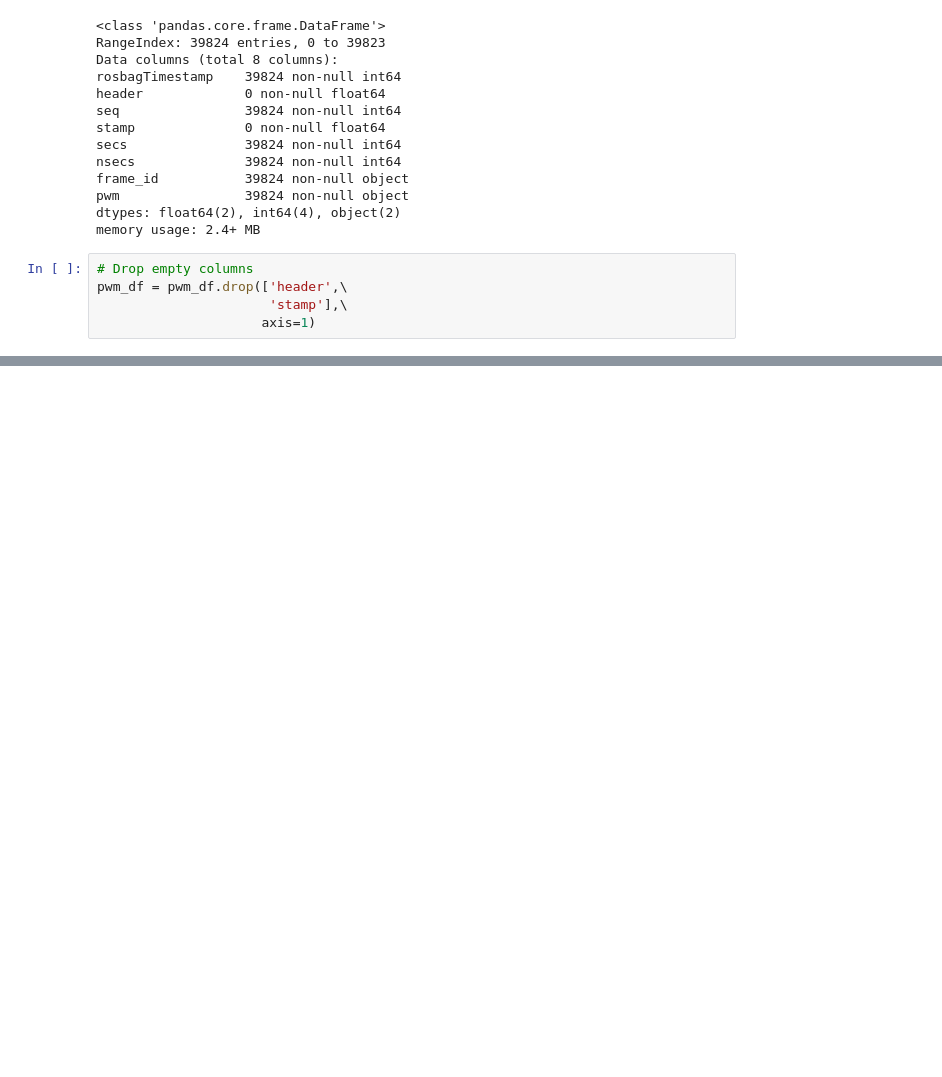
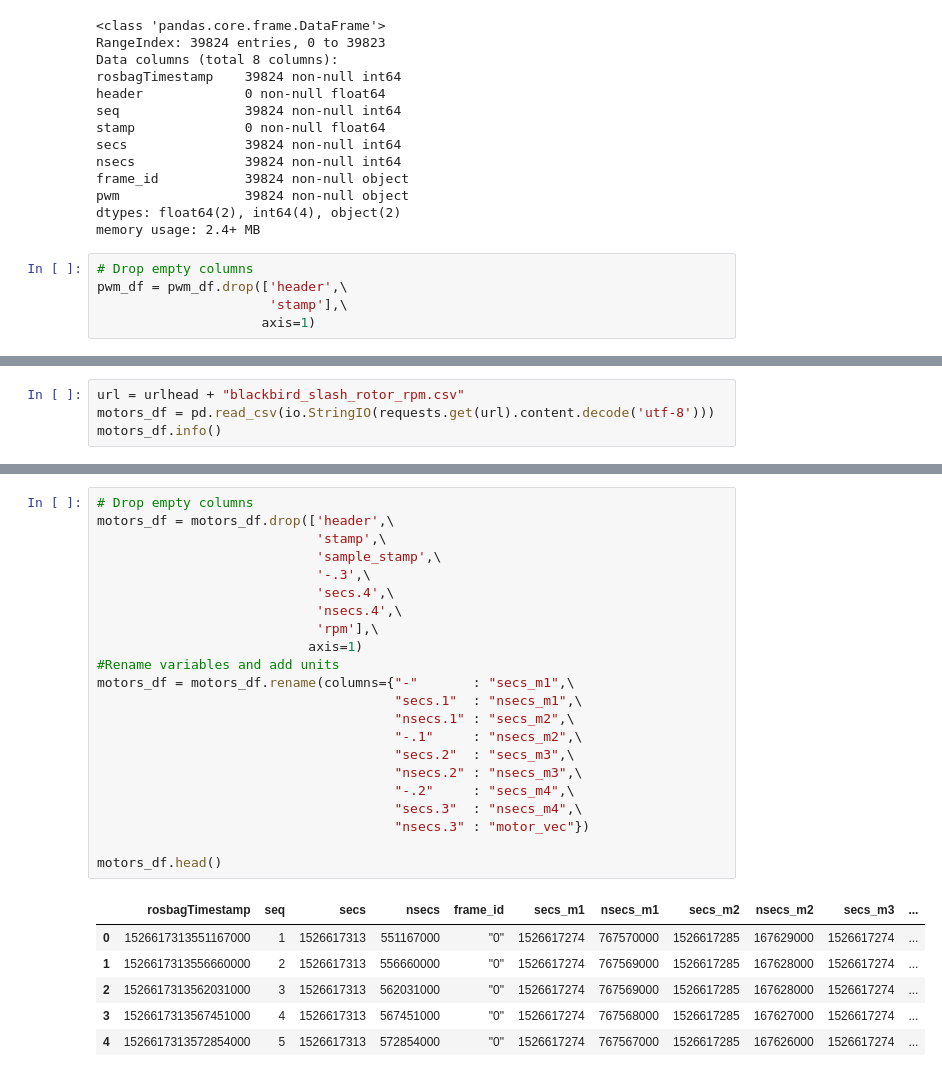
Before and after one commit to p678m854/EECS-Masters, a Jupyter notebook: notebooks/Blackbird Dataset.ipynb, the cells around one changed output, grey strips where cells are left out. Cells and saved outputs as stored; diff of their text form; blank space fills up the shorter version.

```diff
--- a/notebooks/Blackbird Dataset.ipynb
+++ b/notebooks/Blackbird Dataset.ipynb
@@ -349,0 +355,4 @@ plt.show()
+# %%
+url = urlhead + "blackbird_slash_rotor_rpm.csv"
+motors_df = pd.read_csv(io.StringIO(requests.get(url).content.decode('utf-8')))
+motors_df.info()
@@ -349,0 +377,29 @@ plt.show()
+# %%
+# Drop empty columns
+motors_df = motors_df.drop(['header',\
+                            'stamp',\
+                            'sample_stamp',\
+                            '-.3',\
+                            'secs.4',\
+                            'nsecs.4',\
+                            'rpm'],\
+                           axis=1)
+#Rename variables and add units
+motors_df = motors_df.rename(columns={"-"       : "secs_m1",\
+                                      "secs.1"  : "nsecs_m1",\
+                                      "nsecs.1" : "secs_m2",\
+                                      "-.1"     : "nsecs_m2",\
+                                      "secs.2"  : "secs_m3",\
+                                      "nsecs.2" : "nsecs_m3",\
+                                      "-.2"     : "secs_m4",\
+                                      "secs.3"  : "nsecs_m4",\
+                                      "nsecs.3" : "motor_vec"})
+
+motors_df.head()
+# %% [output]
+|  | rosbagTimestamp | seq | secs | nsecs | frame_id | secs_m1 | nsecs_m1 | secs_m2 | nsecs_m2 | secs_m3 | ... |
+| 0 | 1526617313551167000 | 1 | 1526617313 | 551167000 | "0" | 1526617274 | 767570000 | 1526617285 | 167629000 | 1526617274 | ... |
+| 1 | 1526617313556660000 | 2 | 1526617313 | 556660000 | "0" | 1526617274 | 767569000 | 1526617285 | 167628000 | 1526617274 | ... |
+| 2 | 1526617313562031000 | 3 | 1526617313 | 562031000 | "0" | 1526617274 | 767569000 | 1526617285 | 167628000 | 1526617274 | ... |
+| 3 | 1526617313567451000 | 4 | 1526617313 | 567451000 | "0" | 1526617274 | 767568000 | 1526617285 | 167627000 | 1526617274 | ... |
+| 4 | 1526617313572854000 | 5 | 1526617313 | 572854000 | "0" | 1526617274 | 767567000 | 1526617285 | 167626000 | 1526617274 | ... |
```
Also changed, not shown: parts of 12 cells of this notebook.
